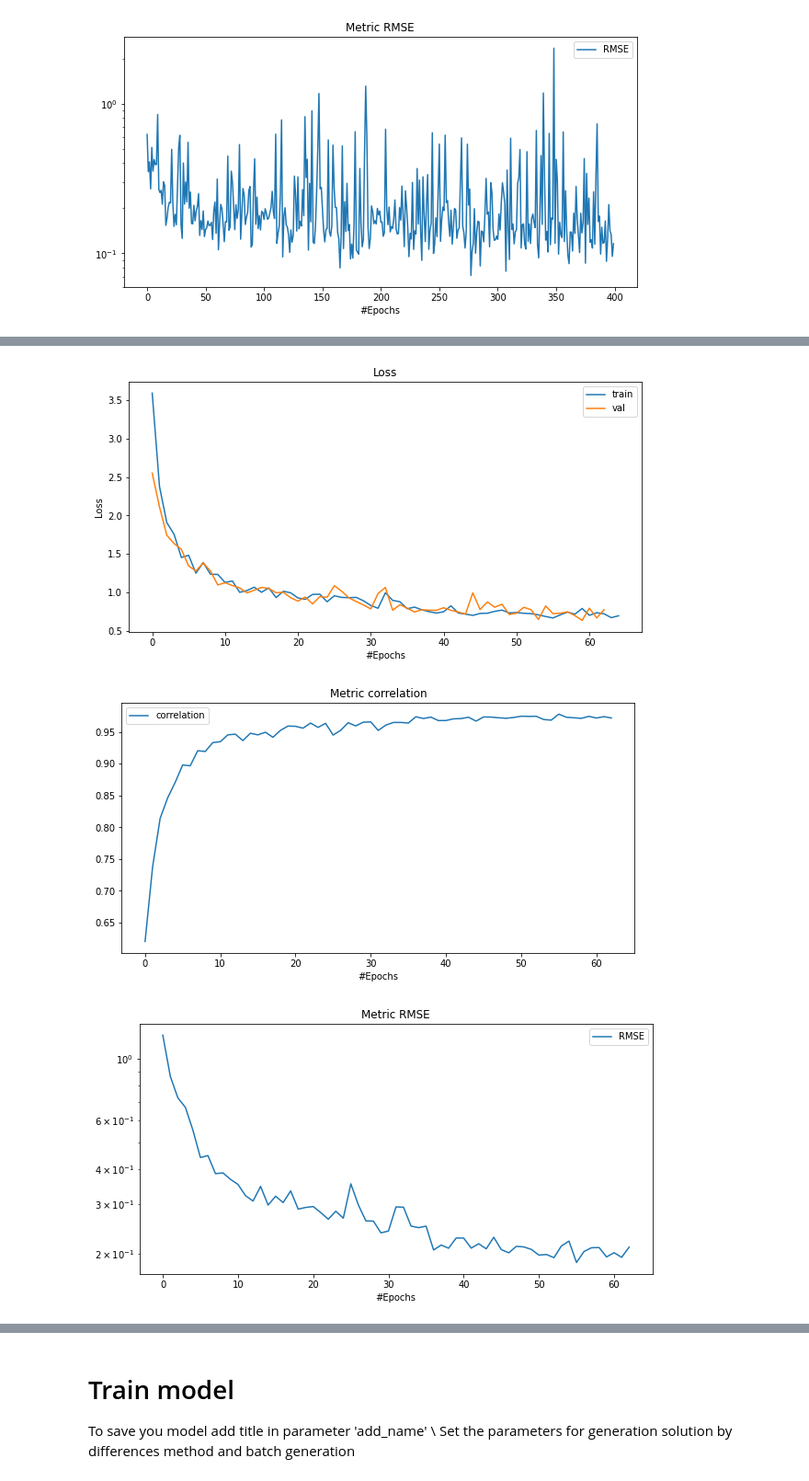
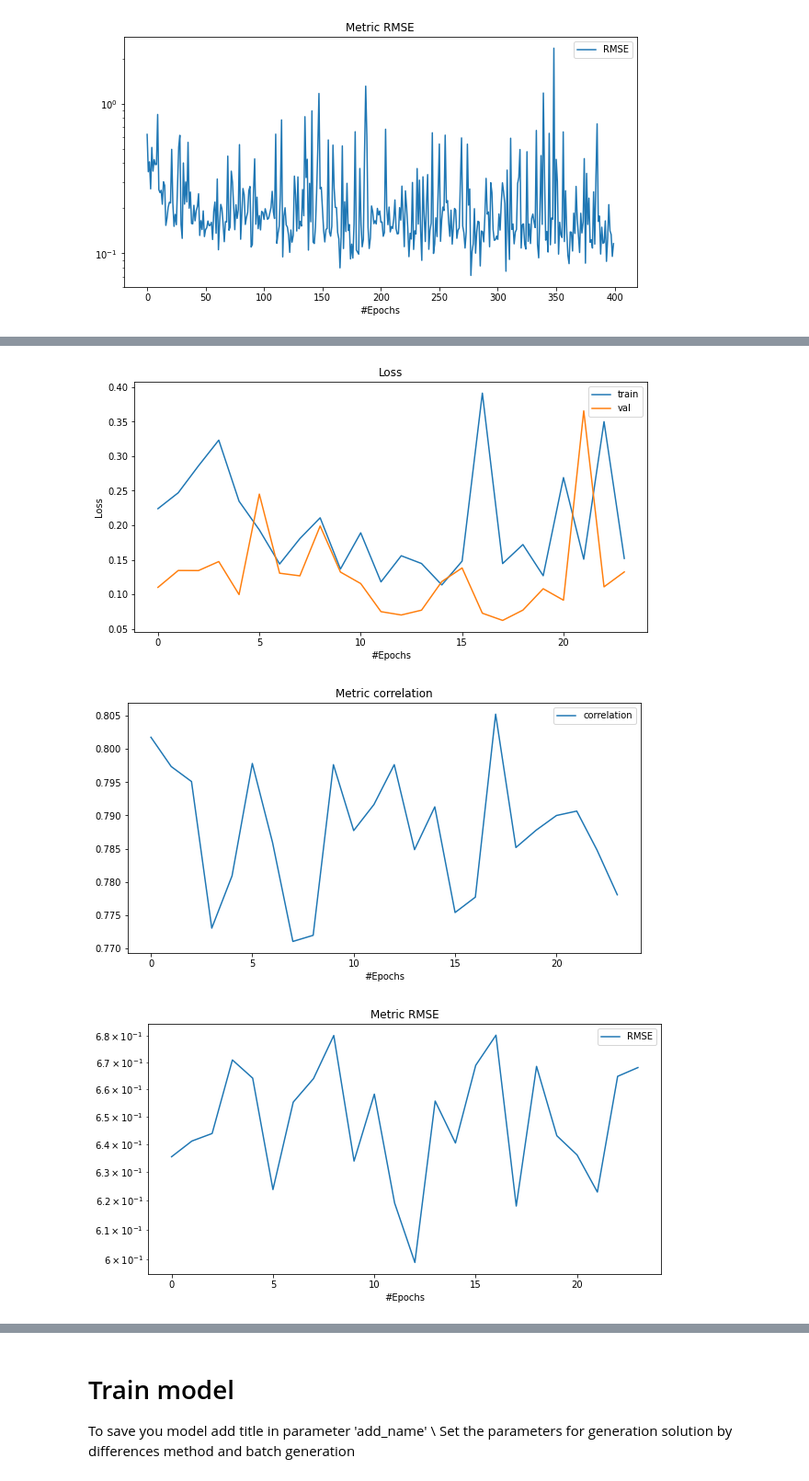
Before and after one commit to GerasimovIV/wave-propagation, a Jupyter notebook: Quick_Start.ipynb, the cells around one changed output, grey strips where cells are left out. Shown at 92% size. Drawn from its saved outputs; the diff is of its cells as text; code cells hidden in the pictures.

```diff
--- a/Quick_Start.ipynb
+++ b/Quick_Start.ipynb
@@ -104,6 +104,6 @@ model.to(device)
 
 optimizer = torch.optim.Adam(model.parameters(), lr=1e-3, weight_decay=1e-3)
 
-loss_hist, metrix_coeff, epoch = load_model('./checkpoints/LSTM_TRY_no_pruning_L1WaveLSTMModel_KeyboardInterrupt_2020-12-06 14_21_03.pth', model, optimizer, loss_hist, metrix_coeff)
+loss_hist, metrix_coeff, epoch = load_model('./checkpoints/Masked_No_scale_LSTM_TRY_no_pruning_L1__LAST_WaveLSTMModel_KeyboardInterrupt_2020-12-06 22:31:40.pth', model, optimizer, loss_hist, metrix_coeff)
 plot_metrics(model, epoch, loss_hist, metrix_coeff)
 # %% [output]
@@ -111,6 +111,6 @@ Epoch: 29, train loss: 0.6958340287208558, val loss: 0.77426518201828
-[figure, old version]
+[figure, new version]
-[figure, old version]
+[figure, new version]
-[figure, old version]
+[figure, new version]
 # %% [markdown]
 # Loss function
 
```
Also changed, not shown: parts of 4 cells of this notebook, 5 other files.
